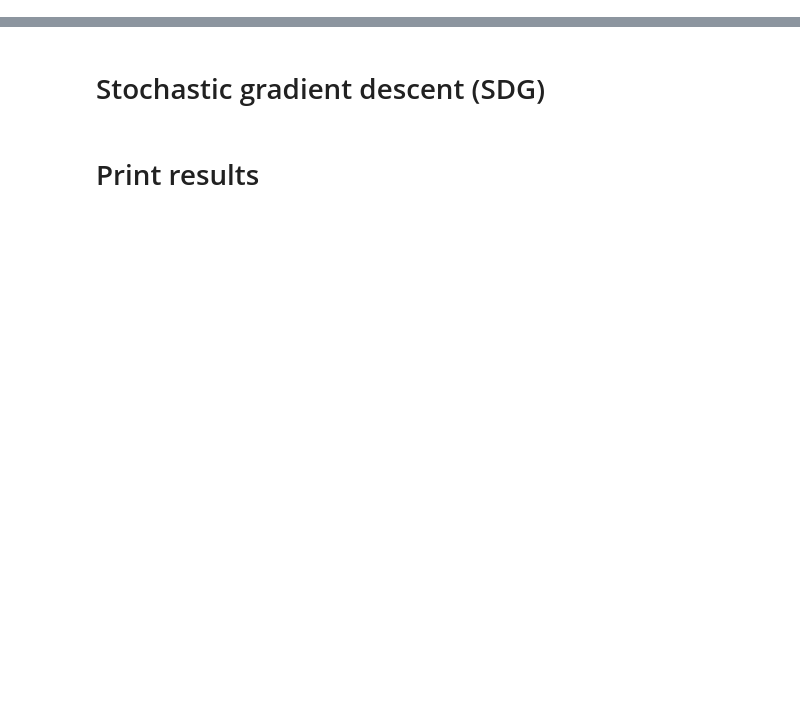
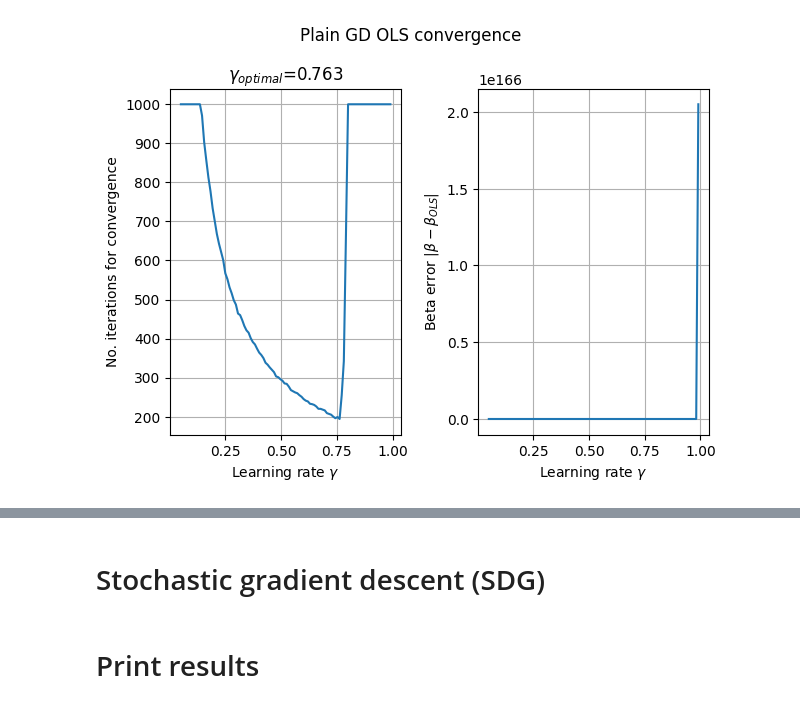
Before and after one commit to LassePladsen/FYS-STK3155-4155, a Jupyter notebook: Weekly exercises/41/Week 41 Lasse Pladsen.ipynb, the cells around one changed output, grey strips where cells are left out. Cells and saved outputs as stored; diff of their text form; code cells hidden in the pictures; blank space fills up the shorter version.

```diff
--- a/Weekly exercises/41/Week 41 Lasse Pladsen.ipynb
+++ b/Weekly exercises/41/Week 41 Lasse Pladsen.ipynb
@@ -4,10 +5,9 @@ import matplotlib.pyplot as plt
 # %%
 # Global parameters
 N = 100  # no. data points
-N_iters = 10000  # max no. iterations before stopping
+N_iters = 1000  # max no. iterations before stopping
 noise_std = 0.1
-beta_tol = 1e-10  # beta tolerance for stopping iteration when |beta_new - beta_old| <= beta_tol
-lmbda = 0.01
+beta_tol = 1e-8  # beta tolerance for stopping iteration when |beta_new - beta_old| <= beta_tol
 
 # Create data set
 np.random.seed(2023)
@@ -17,9 +17,12 @@ y = 5 - 10*x + 2*x**2 + noise
 
 # Analytical calculations for comparing
 X = np.c_[np.ones((N, 1)), x]  # ??
+
 beta_ols = np.linalg.inv(X.T @ X) @ (X.T @ y)  # own OLS inversion
-I = np.identity(np.shape(X.T @ X)[0])
-beta_ridge = np.linalg.inv(X.T @ X + lmbda*I) @ (X.T @ y)  # own Ridge inversion
 
-H = 2/N * X.T @ X  # Hessian matrix
-eig_vals, eig_vecs = np.linalg.eig(H)
+
+
+# Hessian matrices
+H_ols = 2/N * X.T @ X
+eig_ols, _ = np.linalg.eig(H_ols)
+print(f"OLS: 1/lambda_max={1/max(eig_ols):.3f}")
@@ -27,0 +33,3 @@ eig_vals, eig_vecs = np.linalg.eig(H)
+# %%
+# GD Parameters
+learn_rates = np.linspace(0.05, 1, 100, endpoint=False)
@@ -28,15 +38,48 @@ eig_vals, eig_vecs = np.linalg.eig(H)
 # %%
-# GD Parameters
-learn_rate = 0.4
+no_iters = np.empty(learn_rates.size)  # store the number of iterations needed to converge
+errors = np.empty_like(no_iters)  # store the beta errors
 
-# Iterate through and improve beta
-beta = np.random.randn(2, 1)
-beta_prev = 0
-i = 0
-while i < N_iters and all(abs(beta - beta_prev) > beta_tol):  # convergence test
-    beta_prev = beta.copy()
-    grad = 2/N * X.T @ (X @ beta - y)
-    beta -= learn_rate * grad
-    i += 1
-iters_gd = i
-beta_gd = beta
+error_best = 1e10
+beta_best = 0
+for i, learn_rate in enumerate(learn_rates):
+    # Iterate through and improve beta
+    beta = np.random.randn(2, 1)  # create 2 random beta parameters [b_0, b_1] to test convergence with
+    beta_prev = 0
+    iter = 0
+    while iter < N_iters and any(abs(beta - beta_prev) > beta_tol):  # convergence test
+        grad = 2/N * X.T @ (X @ beta - y)
+        beta_prev = beta.copy()
+        beta -= learn_rate * grad
+        iter += 1
+    no_iters[i] = iter
+
+    error = max(abs(beta - beta_ols))
+    if error < error_best:
+        error_best = error
+        beta_best = beta
+    errors[i] = error
+
+
+fig = plt.figure()
+fig.suptitle("Plain GD OLS convergence")
+
+# Plot convergence
+plt.subplot(1, 2, 1)
+plt.title("$\gamma_{optimal}$=" + f"{learn_rates[np.argmin(no_iters)]:.3f}")
+plt.plot(learn_rates, no_iters)
+plt.xlabel("Learning rate $\gamma$")
+plt.ylabel("No. iterations for convergence")
+plt.grid()
+
+# Plot error
+plt.subplot(1, 2, 2)
+plt.plot(learn_rates, errors)
+plt.xlabel("Learning rate $\gamma$")
+plt.ylabel(r"Beta error $|\beta - \beta_{OLS}|$")
+plt.grid()
+
+plt.tight_layout()
+
+print(f"Beta OLS={beta_ols.ravel()}")
+print(f"Best beta={beta_best.ravel()}")
+# %% [output]
@@ -42,0 +88 @@ beta_gd = beta
+[figure, added]
```
Also changed, not shown: parts of 15 cells of this notebook.
